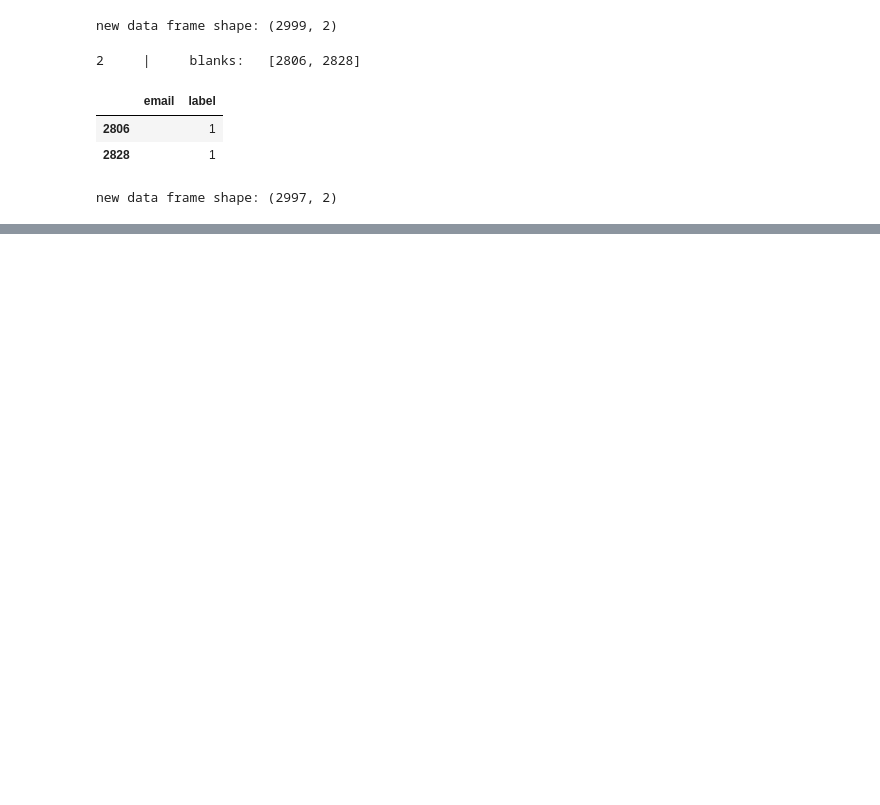
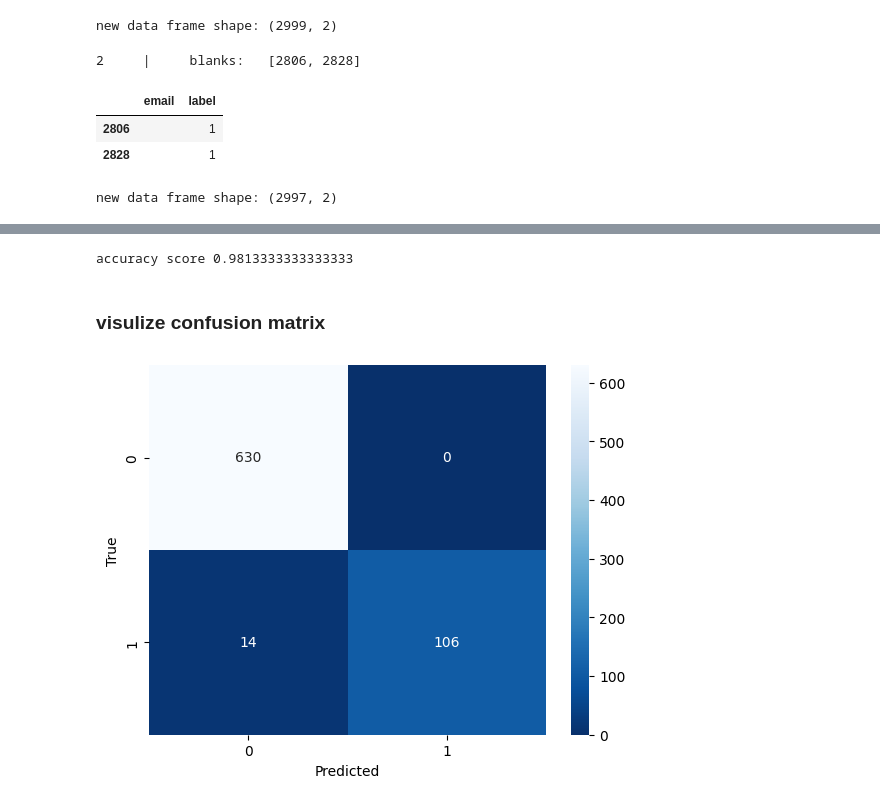
Before and after one commit to alinaeimiz/Spam_Detection, a Jupyter notebook: spam_detection.ipynb, the cells around one changed output, grey strips where cells are left out. Cells and saved outputs as stored; diff of their text form; code cells hidden in the pictures; blank space fills up the shorter version.

```diff
--- a/spam_detection.ipynb
+++ b/spam_detection.ipynb
@@ -67,0 +184,4 @@ nl
+# %%
+y_ = svm.predict(X_test)
+report = classification_report(y_test, y_)
+print(report)
@@ -67,0 +197,15 @@ nl
+# %%
+print('accuracy score',accuracy_score(y_, y_test))
+# %% [output]
+accuracy score 0.9813333333333333
+# %% [markdown]
+### visulize confusion matrix
+# %%
+cm = confusion_matrix(y_test, y_)
+cm_display = ConfusionMatrixDisplay(confusion_matrix=cm, display_labels=[0, 1])
+sns.heatmap(cm, annot=True, fmt=".0f", cmap = 'Blues_r')
+plt.xlabel('Predicted')
+plt.ylabel('True')
+plt.show()
+# %% [output]
+[figure, added]
```
Also changed, not shown: parts of 29 cells of this notebook.
